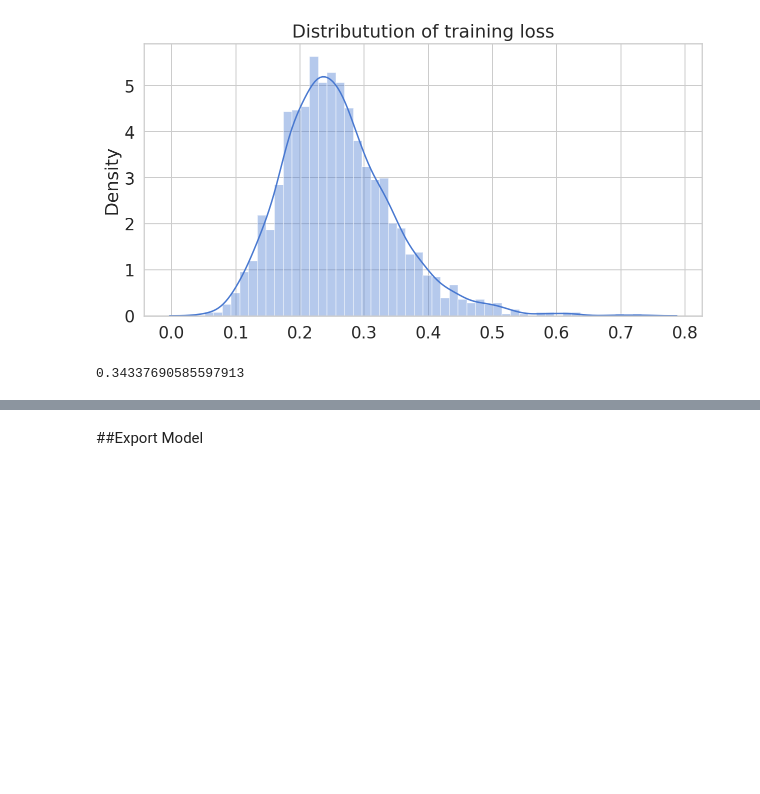
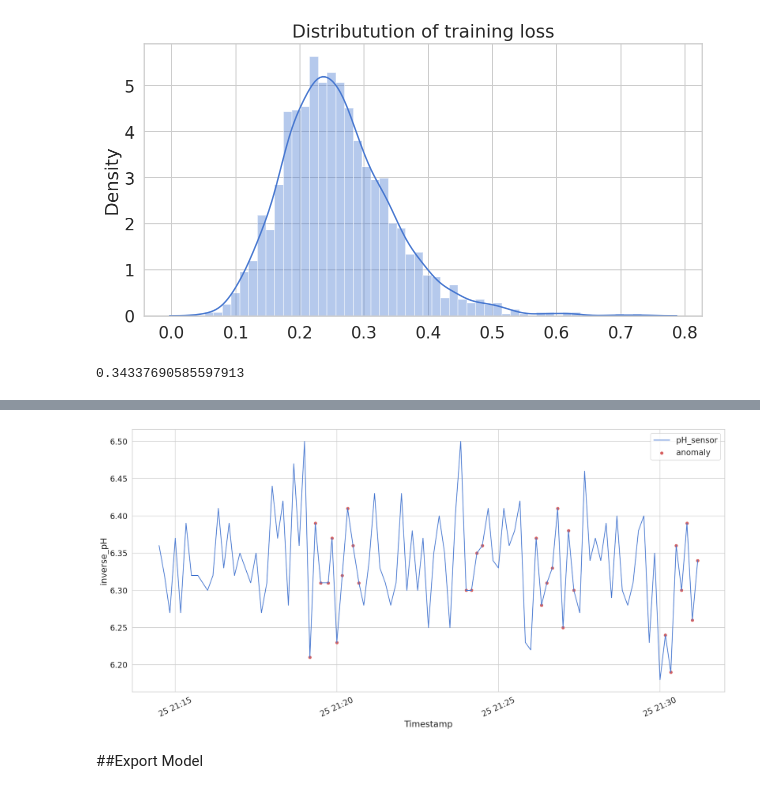
Before and after one commit to hieumenbox/GoogleColab, a Jupyter notebook: pH_sensor_LSTM_annomably_detection.ipynb, the cells around one changed output, grey strips where cells are left out. Drawn from its saved outputs; the diff is of its cells as text; code cells hidden in the pictures; blank space fills up the shorter version.

```diff
--- a/pH_sensor_LSTM_annomably_detection.ipynb
+++ b/pH_sensor_LSTM_annomably_detection.ipynb
@@ -230,0 +262,9 @@ anomalies
+# %%
+anomalies = score[score['anomaly'] == True]
+x = pd.DataFrame(anomalies.pH)
+x = pd.DataFrame(scaler.inverse_transform(x))
+x.index = anomalies.index
+x.rename(columns = {0: 'inverse_pH'}, inplace = True)
+anomalies = anomalies.join(x, how = 'left')
+anomalies = anomalies.drop(columns=['pH'], axis=1)
+anomalies.tail(10)
@@ -231,19 +284,21 @@ anomalies
 # %%
 plt.plot(
   test[TIME_STEPS:].index,
   scaler.inverse_transform(test[TIME_STEPS:].pH),
   label='pH_sensor'
 );
 
 sns.scatterplot(
   anomalies.index,
-  scaler.inverse_transform(anomalies.pH),
+  anomalies.inverse_pH,
   color=sns.color_palette()[3],
   s=52,
   label='anomaly'
 )
 plt.xticks(rotation=25)
 plt.legend();
+# %% [output]
+[figure, added]
 # %% [markdown]
 ##Export Model
 # %%
```
Also changed, not shown: parts of 11 cells of this notebook.
